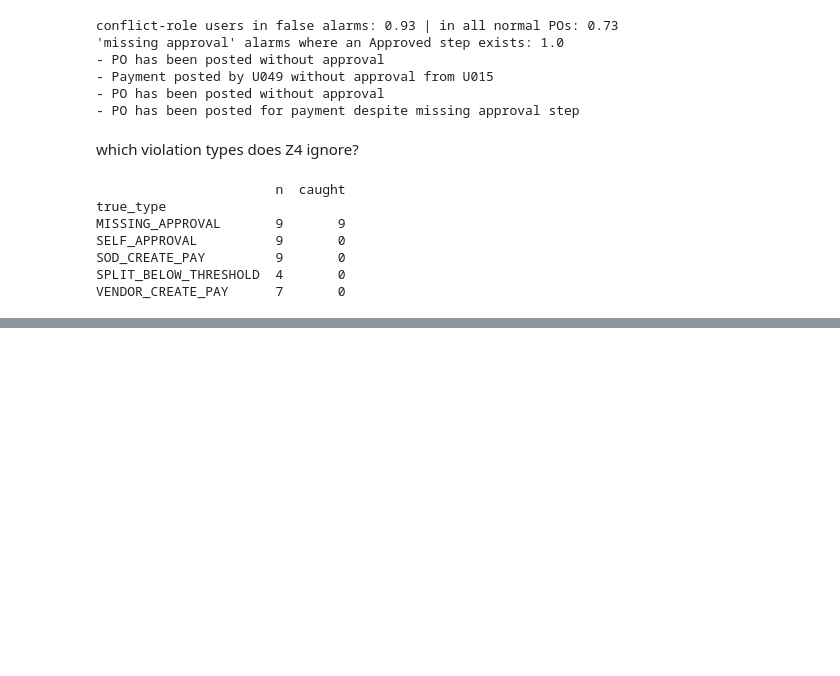
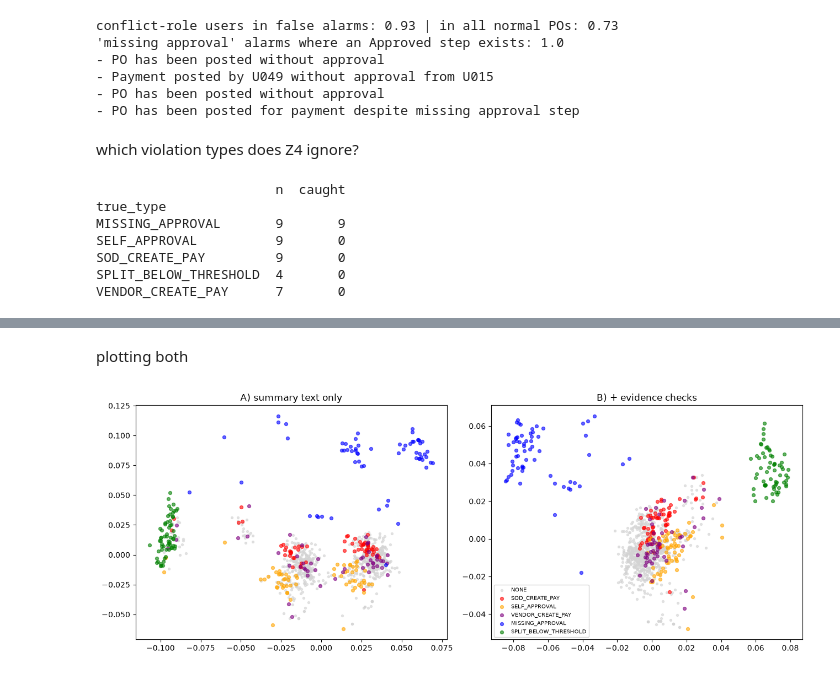
Before and after one commit to deypriyanshuwork-alt/accessguard, a Jupyter notebook: notebooks/04_rag_clustering.ipynb, the cells around one changed output, grey strips where cells are left out. Saved outputs shown, nothing was run; the diff lists cells and outputs as text; code cells hidden in the pictures; blank space fills up the shorter version.

Commit message:
Phase 4 complete: final results, label correction, diagnostics

```diff
--- a/notebooks/04_rag_clustering.ipynb
+++ b/notebooks/04_rag_clustering.ipynb
@@ -471,0 +581,21 @@ VENDOR_CREATE_PAY      7       0
+# %%
+from sklearn.cluster import KMeans
+from sklearn.decomposition import PCA
+
+viol = train[train.label == "violation"]
+norm = train[train.label == "normal"].sample(700, random_state=1)
+samp = pd.concat([viol, norm]).reset_index(drop=True)
+print(len(samp), "POs,", (samp.label == "violation").sum(), "violations")
+
+def cluster_report(texts, name, k=8):
+    X = np.array(embed(texts, prefix="clustering: "))
+    km = KMeans(n_clusters=k, n_init=10, random_state=42).fit(X)
+    samp["cluster"] = km.labels_
+    tab = samp.groupby("cluster").agg(size=("label", "size"),
+                                      violation_share=("label", lambda s: (s == "violation").mean()))
+    print(name); print(tab.round(2))
+    print(pd.crosstab(samp.cluster, samp.violation_type))
+    xy = PCA(n_components=2, random_state=42).fit_transform(X)
+    return X, xy
+
+X1, xy1 = cluster_report([normalise(s) for s in samp.summary], "A) normalised summary text")
@@ -471,0 +622,2 @@ VENDOR_CREATE_PAY      7       0
+# %%
+X2, xy2 = cluster_report([normalise(s) + " " + evidence(s) for s in samp.summary], "B) summary + evidence checks")
@@ -471,0 +642,15 @@ VENDOR_CREATE_PAY      7       0
+# %% [markdown]
+plotting both
+# %%
+colors = {"NONE": "lightgrey", "SOD_CREATE_PAY": "red", "SELF_APPROVAL": "orange",
+          "VENDOR_CREATE_PAY": "purple", "MISSING_APPROVAL": "blue", "SPLIT_BELOW_THRESHOLD": "green"}
+fig, ax = plt.subplots(1, 2, figsize=(13, 5))
+for a, xy, title in [(ax[0], xy1, "A) summary text only"), (ax[1], xy2, "B) + evidence checks")]:
+    for t, c in colors.items():
+        m = (samp.violation_type == t).values
+        a.scatter(xy[m, 0], xy[m, 1], s=8 if t == "NONE" else 18, c=c, label=t, alpha=0.6)
+    a.set_title(title)
+ax[1].legend(fontsize=7)
+plt.tight_layout(); plt.savefig("../results/phase4_clusters.png", dpi=150)
+# %% [output]
+[figure, added]
```
Also changed, not shown: parts of 11 cells of this notebook, 1 other file.
